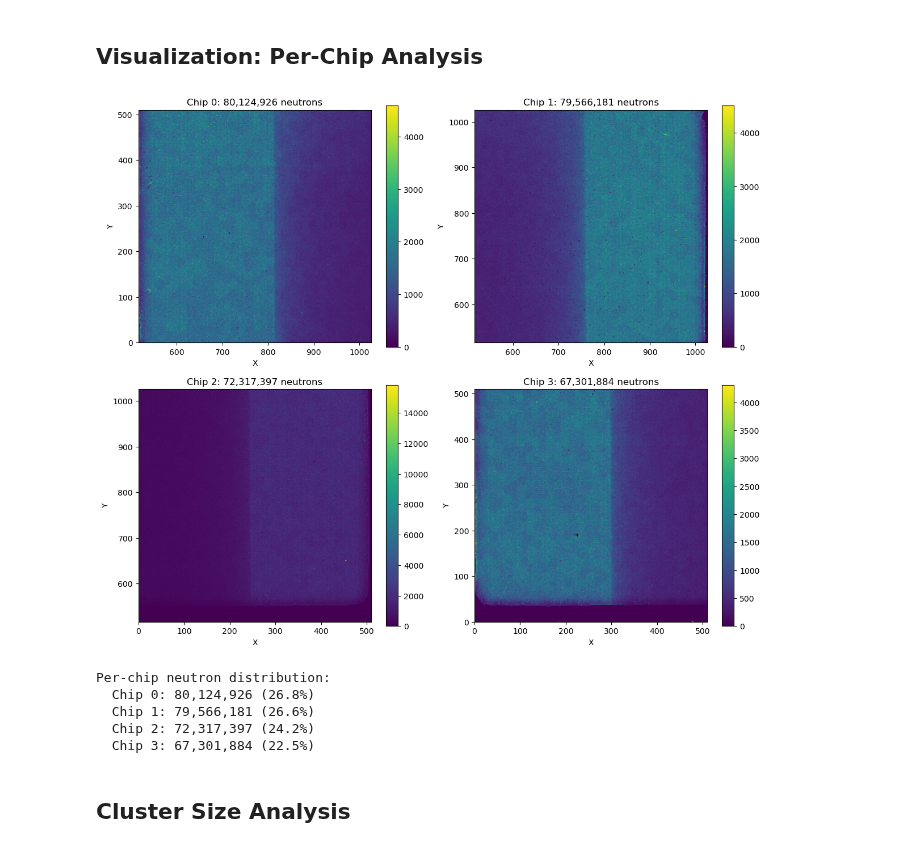
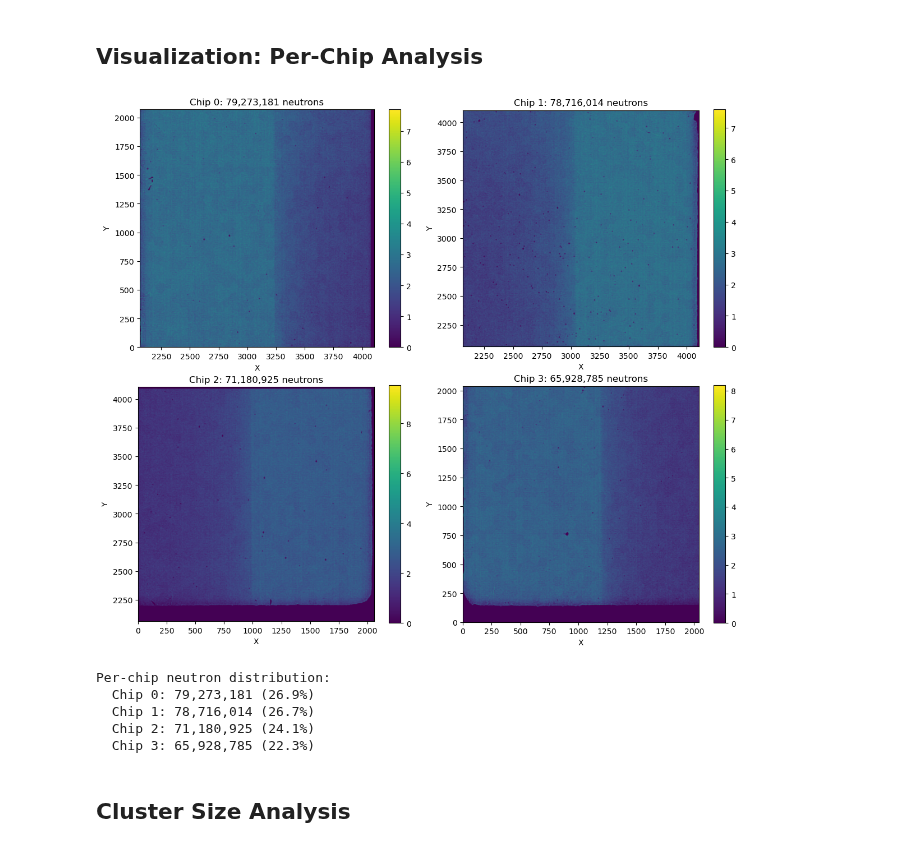
Before and after one commit to ornlneutronimaging/mcpevent2hist, a Jupyter notebook: sophiread/notebooks/direct_tpx3_to_neutrons.ipynb, the cells around one changed output. Saved outputs shown, nothing was run; the diff lists cells and outputs as text; code cells hidden in the pictures.

```diff
--- a/sophiread/notebooks/direct_tpx3_to_neutrons.ipynb
+++ b/sophiread/notebooks/direct_tpx3_to_neutrons.ipynb
@@ -57,6 +61,7 @@ Clustering Configuration:
 # Available test files
 data_files = {
     "Ni": "data/Run_8217_April25_2025_Ni_Powder_MCP_TPX3_0_8C_1_9_AngsMin_serval_000000.tpx3",
+    "tiny": "data/tiny.tpx3",
 }
 
 # Find available file
@@ -82,13 +125,12 @@ print("=" * 50)
 
 start_time = time.time()
 
-# Direct conversion with single function call
-# NEW: Returns TDCNeutronView for zero-copy numpy access
-neutron_view = tdc.process_tpx3_to_neutrons(
+# Direct conversion with our implementation
+neutron_view = process_tpx3_to_neutrons(
     file_path=test_file,
     parallel=True,  # Enable parallel processing
     num_threads=0,  # Auto-detect optimal thread count
-    clustering_config=clustering_config,
+    neutron_config=config,
 )
 
 # Convert to numpy array (zero-copy)
@@ -170,7 +216,7 @@ det_venus_config = tdc.DetectorConfig.venus_defaults()
 DETECTOR_PIXELS = det_venus_config.get_chip_size_x() * 2 + 2
 
 # use super-resolution factor from config
-NEUTRON_SUPER_RES = clustering_config.centroid.super_resolution_factor
+NEUTRON_SUPER_RES = config.extraction.super_resolution_factor
 
 # Calculate super-resolution bins
 NEUTRON_BINS = int(DETECTOR_PIXELS * NEUTRON_SUPER_RES)
@@ -198,9 +244,12 @@ if "neutrons" in locals() and neutrons is not None:
     ax.set_xlabel("X (super-resolution pixels)")
     ax.set_ylabel("Y (super-resolution pixels)")
     ax.set_aspect("equal")
-    plt.colorbar(im1, ax=ax, label="Neutron Count")
+    plt.colorbar(im1, ax=ax, label="log(Neutron Count + 1)")
 
     # Print statistics
     print(f"\nTotal neutrons displayed: {len(neutrons):,}")
     print(f"Maximum counts per bin: {int(h1.max())}")
+
+    plt.tight_layout()
+    plt.show()
 # %% [output]
@@ -294,12 +343,12 @@ if "neutrons" in locals() and neutrons is not None:
 
             if len(x_chip) > 0:
                 # Create 2D histogram
-                h, xedges, yedges = np.histogram2d(
-                    x_chip, y_chip, bins=det_venus_config.get_chip_size_x()
-                )
+                # Use super-resolution bins for each chip
+                chip_bins = int(det_venus_config.get_chip_size_x() * NEUTRON_SUPER_RES)
+                h, xedges, yedges = np.histogram2d(x_chip, y_chip, bins=chip_bins)
 
                 im = ax.imshow(
-                    h,
+                    np.log1p(h),
                     origin="lower",
                     cmap="viridis",
                     extent=[xedges[0], xedges[-1], yedges[0], yedges[-1]],
@@ -311,39 +360,39 @@ if "neutrons" in locals() and neutrons is not None:
                 ax.set_ylabel("Y")
                 ax.set_aspect("equal")
                 plt.colorbar(im, ax=ax)
             else:
                 ax.text(
                     0.5,
                     0.5,
                     f"Chip {chip}\nNo data",
                     transform=ax.transAxes,
                     ha="center",
                     va="center",
                 )
                 ax.set_aspect("equal")
 
         # Hide unused subplots
         for i in range(n_chips, 4):
             axes[i].axis("off")
 
         plt.tight_layout()
         plt.show()
 
         # Print chip statistics
         print("\nPer-chip neutron distribution:")
         for chip in unique_chips:
             count = np.sum(neutrons["chip_id"] == chip)
             percentage = 100 * count / len(neutrons)
             print(f"  Chip {chip}: {count:,} ({percentage:.1f}%)")
     else:
         print(f"\nAll neutrons on single chip: {unique_chips[0]}")
 # %% [output]
-[figure, old version]
+[figure, new version]
 Per-chip neutron distribution:
-  Chip 0: 80,124,926 (26.8%)
-  Chip 1: 79,566,181 (26.6%)
-  Chip 2: 72,317,397 (24.2%)
-  Chip 3: 67,301,884 (22.5%)
+  Chip 0: 79,273,181 (26.9%)
+  Chip 1: 78,716,014 (26.7%)
+  Chip 2: 71,180,925 (24.1%)
+  Chip 3: 65,928,785 (22.3%)
 # %% [markdown]
 ## Cluster Size Analysis
 # %%
```
Also changed, not shown: parts of 11 cells of this notebook, 14 other files.
